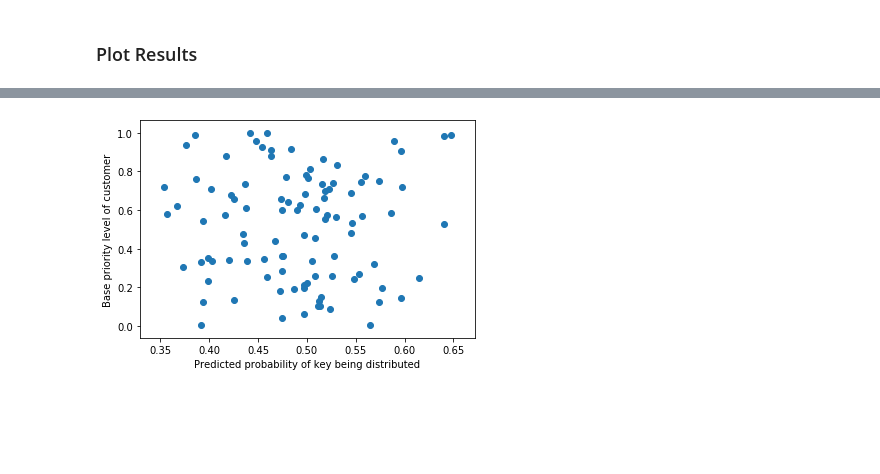
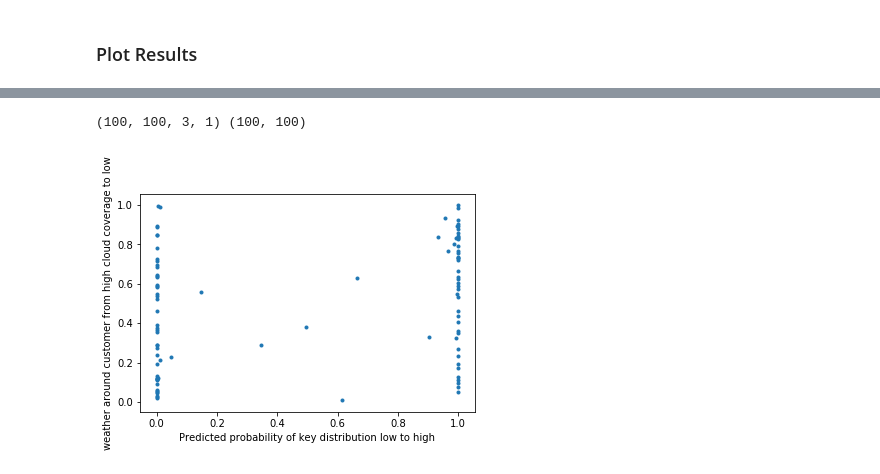
Before and after one commit to hagabbar/craft_prospect, a Jupyter notebook: terminal_link_optimization/main_tensorflow_version.ipynb, the cells around one changed output, grey strips where cells are left out. Saved outputs shown, nothing was run; the diff lists cells and outputs as text; code cells hidden in the pictures; blank space fills up the shorter version.

Commit message:
Added plotting mechanism for results

```diff
--- a/terminal_link_optimization/main_tensorflow_version.ipynb
+++ b/terminal_link_optimization/main_tensorflow_version.ipynb
@@ -623,0 +536,2 @@ AttributeError: ignored
+# %%
+my_trained_model = models.load_model('my_trained_model.h5')
@@ -624,8 +540,15 @@ AttributeError: ignored
+# %%
+test_preds = my_trained_model(tf.cast(X_test, dtype=tf.float32))
+# %%
+print(X_test.shape, test_preds.shape)
+# %% [output]
+(100, 100, 3, 1) (100, 100)
 # %%
-# Make scatter plot of priority as a function of key dist probability
-plt.scatter(test_preds[0,:].detach().numpy(),customer_test_arr[0,:,2])
-plt.xlabel('Predicted probability of key being distributed')
-plt.ylabel('Base priority level of customer')
+# plot weather results
+plt.close()
+plt.scatter(test_preds[0,:], X_test[0,:,2,0], marker='.')
+plt.xlabel('Predicted probability of key distribution low to high')
+plt.ylabel('weather around customer from high cloud coverage to low')
 plt.show()
 # %% [output]
-[figure, old version]
+[figure, new version]
```
Also changed, not shown: parts of 9 cells of this notebook.
